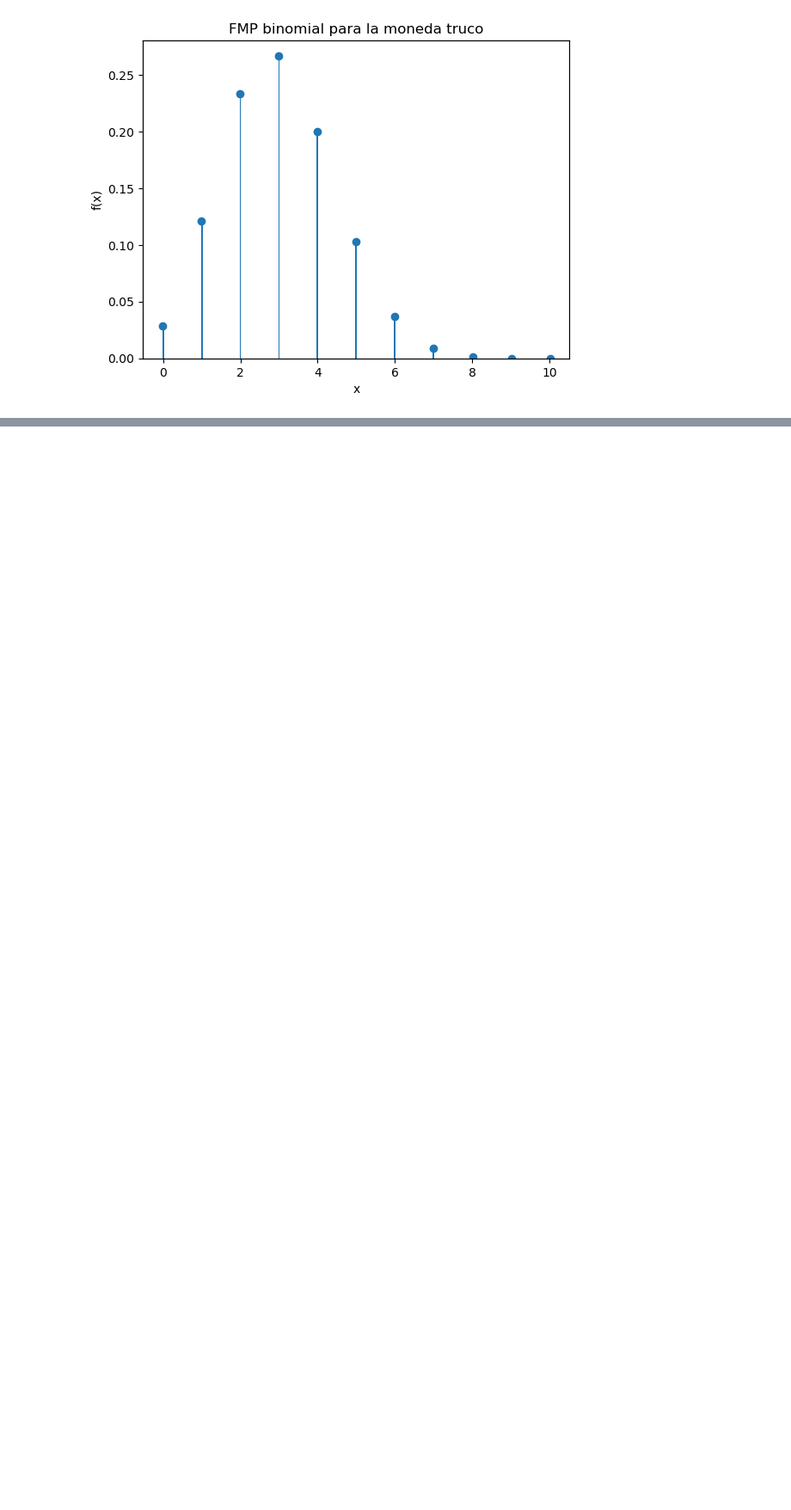
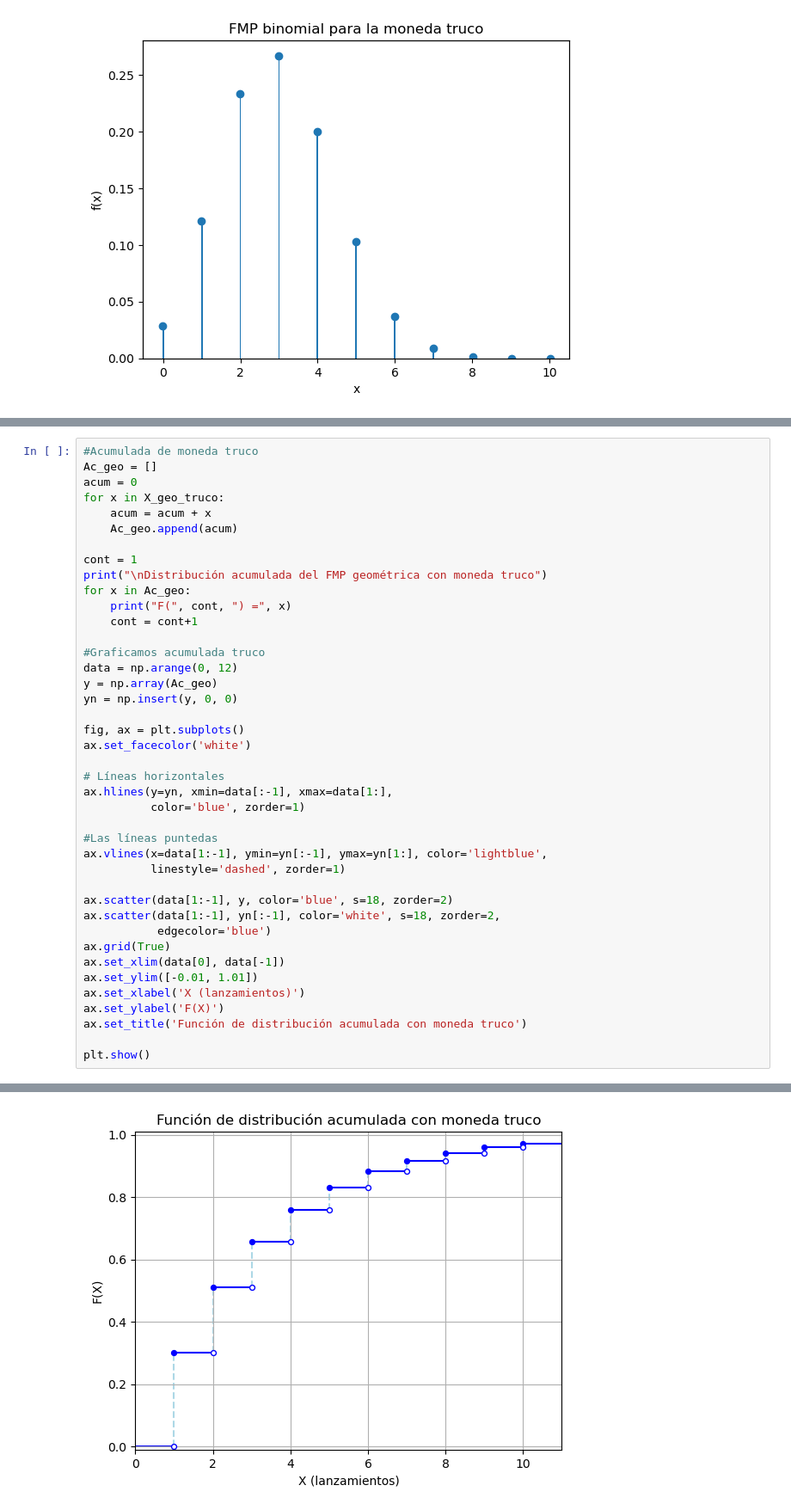
Before and after one commit to Felipe-V13/Probabilidad_proyecto_2, a Jupyter notebook: proyecto_2.ipynb, the cells around one changed output, grey strips where cells are left out. Shown: that part at 86% size. Saved outputs shown, nothing was run; the diff lists cells and outputs as text; blank space fills up the shorter version.

Commit message:
acumulada

```diff
--- a/proyecto_2.ipynb
+++ b/proyecto_2.ipynb
@@ -214,0 +221,42 @@ plt.show()
+# %%
+#Acumulada de moneda truco
+Ac_geo = []
+acum = 0
+for x in X_geo_truco:
+    acum = acum + x
+    Ac_geo.append(acum)
+
+cont = 1
+print("\nDistribución acumulada del FMP geométrica con moneda truco")
+for x in Ac_geo:
+    print("F(", cont, ") =", x)
+    cont = cont+1
+
+#Graficamos acumulada truco
+data = np.arange(0, 12)
+y = np.array(Ac_geo)
+yn = np.insert(y, 0, 0)
+
+fig, ax = plt.subplots()
+ax.set_facecolor('white')
+
+# Líneas horizontales
+ax.hlines(y=yn, xmin=data[:-1], xmax=data[1:],
+          color='blue', zorder=1)
+
+#Las líneas puntedas
+ax.vlines(x=data[1:-1], ymin=yn[:-1], ymax=yn[1:], color='lightblue',
+          linestyle='dashed', zorder=1)
+
+ax.scatter(data[1:-1], y, color='blue', s=18, zorder=2)
+ax.scatter(data[1:-1], yn[:-1], color='white', s=18, zorder=2,
+           edgecolor='blue')
+ax.grid(True)
+ax.set_xlim(data[0], data[-1])
+ax.set_ylim([-0.01, 1.01])
+ax.set_xlabel('X (lanzamientos)')
+ax.set_ylabel('F(X)')
+ax.set_title('Función de distribución acumulada con moneda truco')
+
+plt.show()
+# %% [output]
@@ -214,0 +274 @@ plt.show()
+[figure, added]
```
Also changed, not shown: parts of 3 cells of this notebook.
